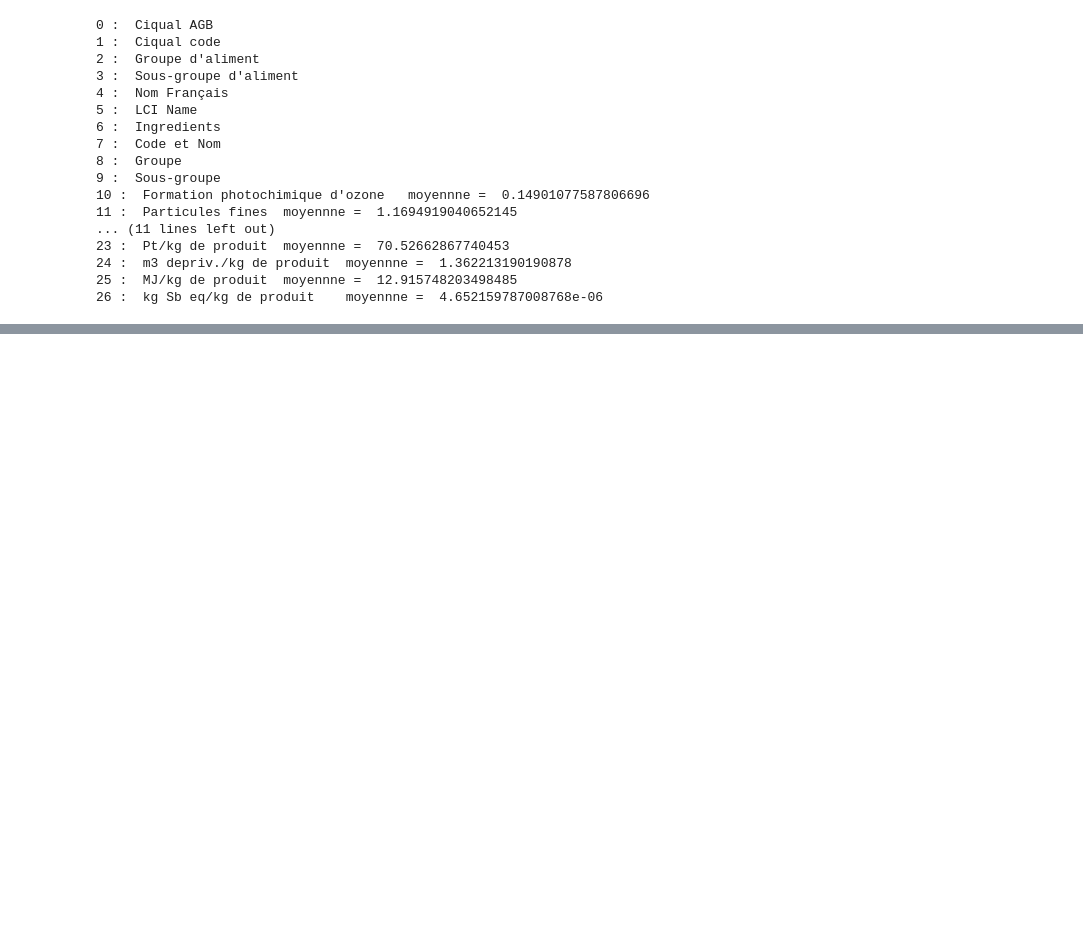
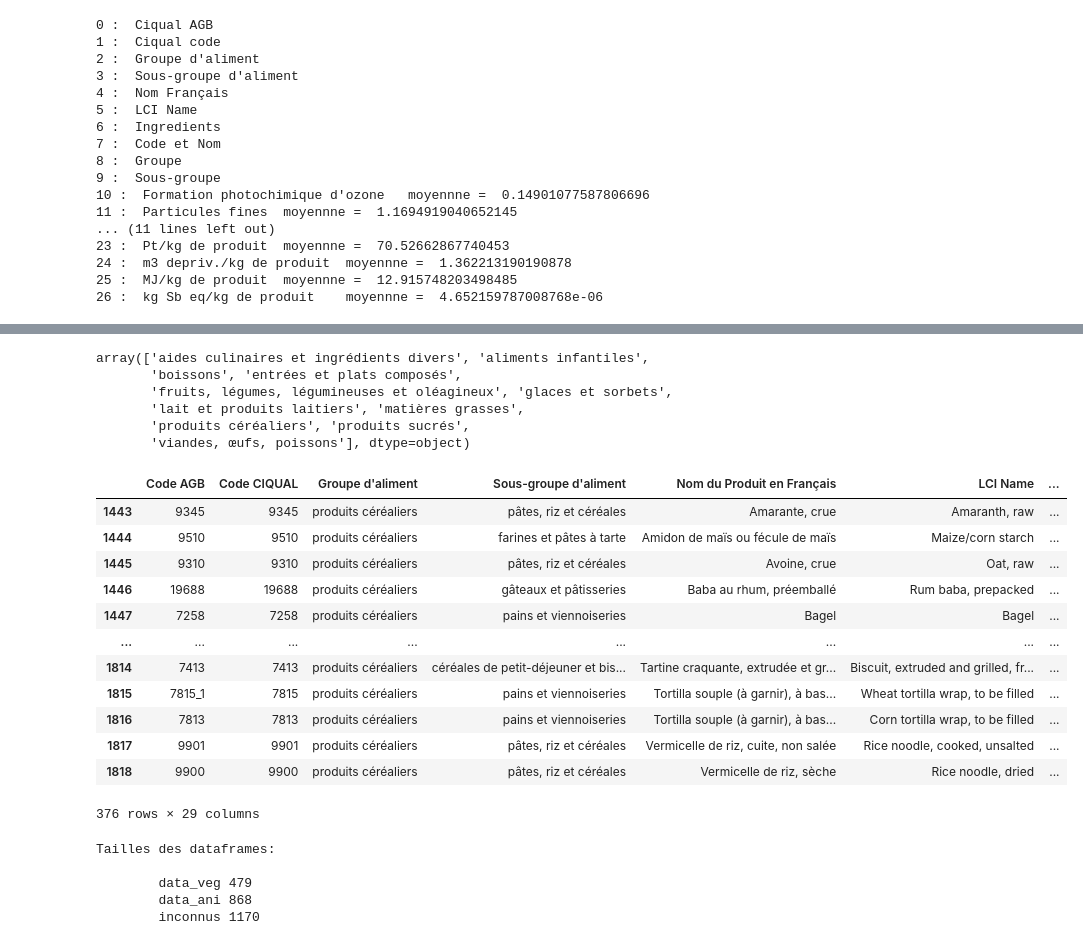
Before and after one commit to iLykTurtlz/MLAlgorithms3, a Jupyter notebook: Projet2/projet-2.ipynb, the cells around one changed output, grey strips where cells are left out. Saved outputs shown, nothing was run; the diff lists cells and outputs as text; code cells hidden in the pictures; blank space fills up the shorter version.

```diff
--- a/Projet2/projet-2.ipynb
+++ b/Projet2/projet-2.ipynb
@@ -253,0 +260,38 @@ for i in range(0,len(data_ingredients.columns)):
+# %%
+data_synthese["Groupe d'aliment"].unique()
+# %% [output]
+array(['aides culinaires et ingrédients divers', 'aliments infantiles',
+       'boissons', 'entrées et plats composés',
+       'fruits, légumes, légumineuses et oléagineux', 'glaces et sorbets',
+       'lait et produits laitiers', 'matières grasses',
+       'produits céréaliers', 'produits sucrés',
+       'viandes, œufs, poissons'], dtype=object)
+# %%
+data_synthese[data_synthese['Groupe d\'aliment']=='produits céréaliers']
+# %% [output]
+|  | Code AGB | Code CIQUAL | Groupe d'aliment | Sous-groupe d'aliment | Nom du Produit en Français | LCI Name | ... |
+| 1443 | 9345 | 9345 | produits céréaliers | pâtes, riz et céréales | Amarante, crue | Amaranth, raw | ... |
+| 1444 | 9510 | 9510 | produits céréaliers | farines et pâtes à tarte | Amidon de maïs ou fécule de maïs | Maize/corn starch | ... |
+| 1445 | 9310 | 9310 | produits céréaliers | pâtes, riz et céréales | Avoine, crue | Oat, raw | ... |
+| 1446 | 19688 | 19688 | produits céréaliers | gâteaux et pâtisseries | Baba au rhum, préemballé | Rum baba, prepacked | ... |
+| 1447 | 7258 | 7258 | produits céréaliers | pains et viennoiseries | Bagel | Bagel | ... |
+| ... | ... | ... | ... | ... | ... | ... | ... |
+| 1814 | 7413 | 7413 | produits céréaliers | céréales de petit-déjeuner et bis... | Tartine craquante, extrudée et gr... | Biscuit, extruded and grilled, fr... | ... |
+| 1815 | 7815_1 | 7815 | produits céréaliers | pains et viennoiseries | Tortilla souple (à garnir), à bas... | Wheat tortilla wrap, to be filled | ... |
+| 1816 | 7813 | 7813 | produits céréaliers | pains et viennoiseries | Tortilla souple (à garnir), à bas... | Corn tortilla wrap, to be filled | ... |
+| 1817 | 9901 | 9901 | produits céréaliers | pâtes, riz et céréales | Vermicelle de riz, cuite, non salée | Rice noodle, cooked, unsalted | ... |
+| 1818 | 9900 | 9900 | produits céréaliers | pâtes, riz et céréales | Vermicelle de riz, sèche | Rice noodle, dried | ... |
+376 rows × 29 columns
+# %%
+data_veg = data_synthese[data_synthese["Groupe d'aliment"].isin(['fruits, légumes, légumineuses et oléagineux', 'produits sucrés'])]
+data_ani = data_synthese[data_synthese["Groupe d'aliment"].isin(['lait et produits laitiers','viandes, œufs, poissons'])]
+inconnus = data_synthese[data_synthese["Groupe d\'aliment"].isin(['aides culinaires et ingrédients divers', 'produits céréaliers', 'aliments infantiles','boissons', 'entrées et plats composés','glaces et sorbets','matières grasses']) ]
+
+
+print(f"Tailles des dataframes: \n\n\tdata_veg {data_veg.shape[0]}\n\tdata_ani {data_ani.shape[0]}\n\tinconnus {inconnus.shape[0]}")
+# %% [output]
+Tailles des dataframes:
+
+        data_veg 479
+        data_ani 868
+        inconnus 1170
```
Also changed, not shown: parts of 23 cells of this notebook.
